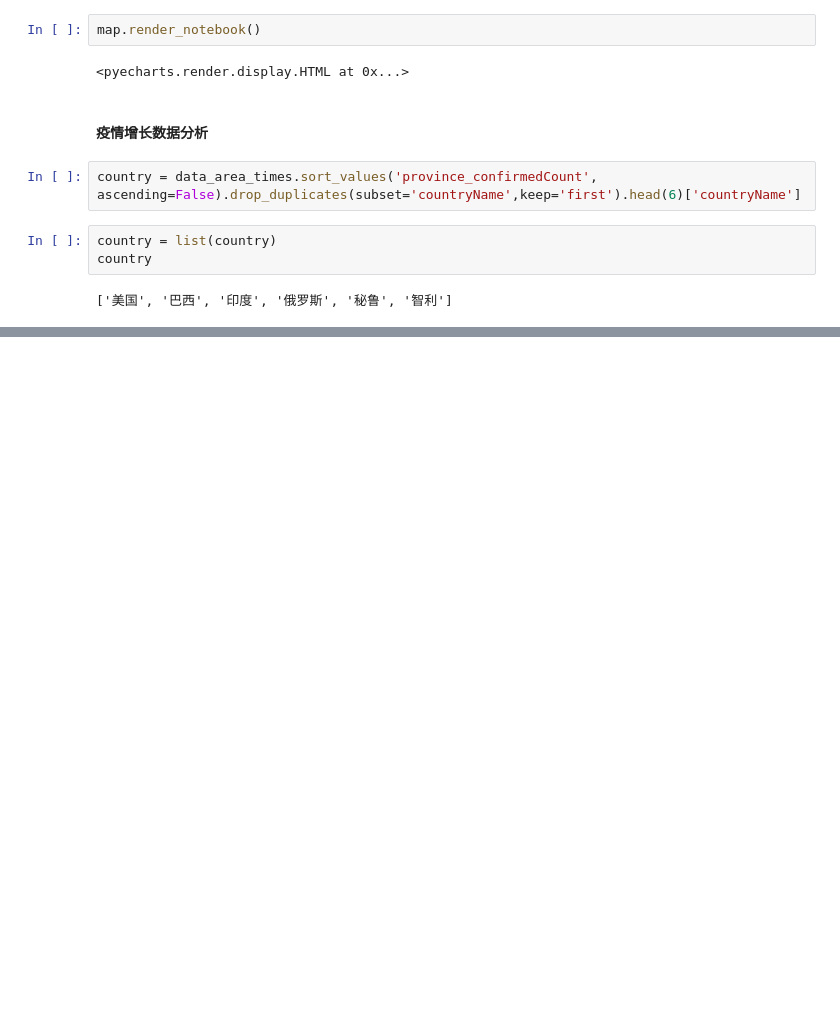
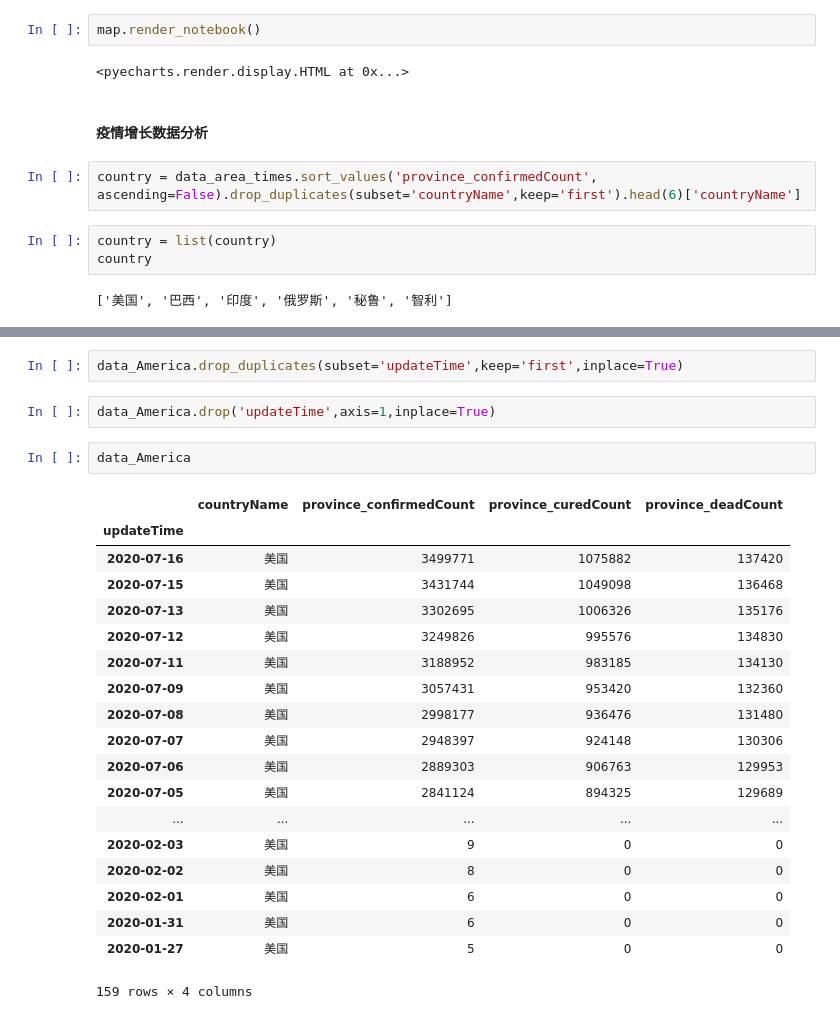
Before and after one commit to OcaenEyes/pandasLearn, a Jupyter notebook: 新冠疫情社会影响数据分析.ipynb, the cells around one changed output, grey strips where cells are left out. Cells and saved outputs as stored; diff of their text form; blank space fills up the shorter version.

```diff
--- a/新冠疫情社会影响数据分析.ipynb
+++ b/新冠疫情社会影响数据分析.ipynb
@@ -485,0 +531,26 @@ country
+# %%
+data_America.drop_duplicates(subset='updateTime',keep='first',inplace=True)
+# %%
+data_America.drop('updateTime',axis=1,inplace=True)
+# %%
+data_America
+# %% [output]
+|  | countryName | province_confirmedCount | province_curedCount | province_deadCount |
+| updateTime |  |  |  |  |
+| 2020-07-16 | 美国 | 3499771 | 1075882 | 137420 |
+| 2020-07-15 | 美国 | 3431744 | 1049098 | 136468 |
+| 2020-07-13 | 美国 | 3302695 | 1006326 | 135176 |
+| 2020-07-12 | 美国 | 3249826 | 995576 | 134830 |
+| 2020-07-11 | 美国 | 3188952 | 983185 | 134130 |
+| 2020-07-09 | 美国 | 3057431 | 953420 | 132360 |
+| 2020-07-08 | 美国 | 2998177 | 936476 | 131480 |
+| 2020-07-07 | 美国 | 2948397 | 924148 | 130306 |
+| 2020-07-06 | 美国 | 2889303 | 906763 | 129953 |
+| 2020-07-05 | 美国 | 2841124 | 894325 | 129689 |
+| ... | ... | ... | ... | ... |
+| 2020-02-03 | 美国 | 9 | 0 | 0 |
+| 2020-02-02 | 美国 | 8 | 0 | 0 |
+| 2020-02-01 | 美国 | 6 | 0 | 0 |
+| 2020-01-31 | 美国 | 6 | 0 | 0 |
+| 2020-01-27 | 美国 | 5 | 0 | 0 |
+159 rows × 4 columns
```
Also changed, not shown: parts of 16 cells of this notebook.
